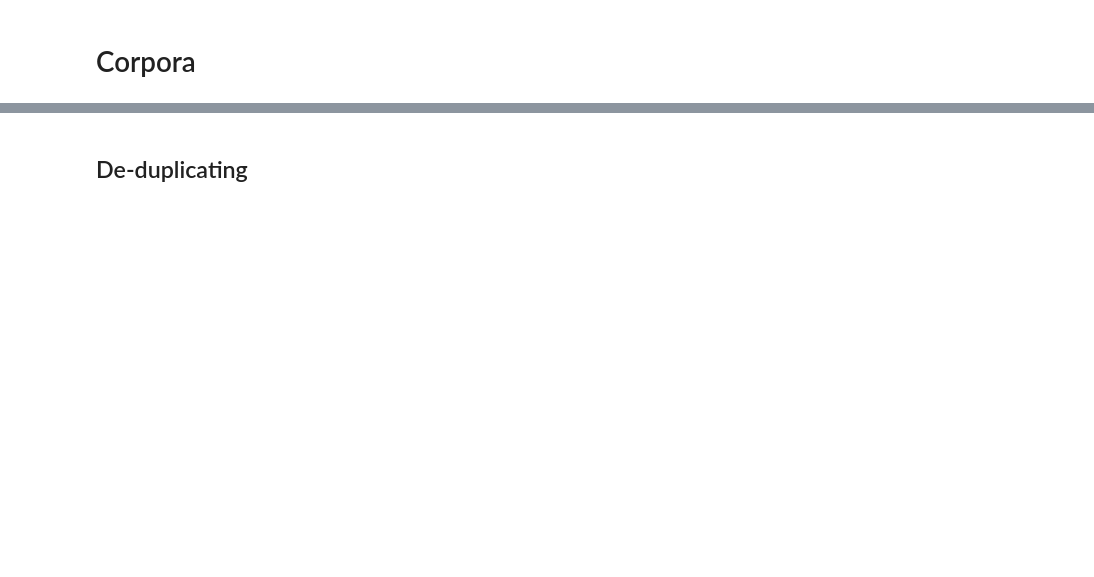
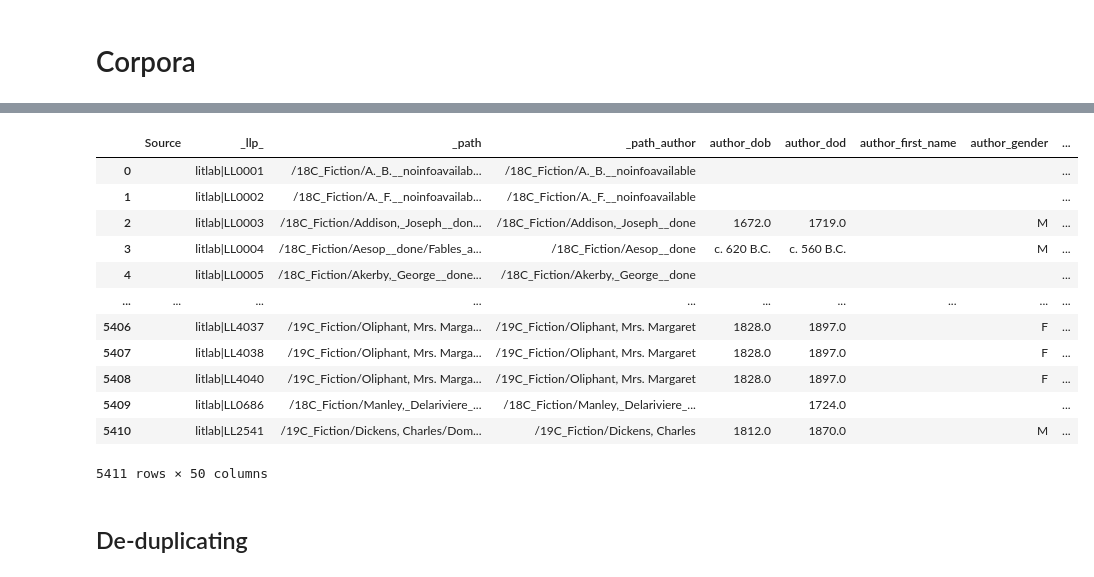
Before and after one commit to quadrismegistus/semanticcohort, a Jupyter notebook: Deduping and Matching Titles.ipynb, the cells around one changed output, grey strips where cells are left out. Drawn from its saved outputs; the diff is of its cells as text; code cells hidden in the pictures; blank space fills up the shorter version.

```diff
--- a/Deduping and Matching Titles.ipynb
+++ b/Deduping and Matching Titles.ipynb
@@ -39,5 +54,19 @@ ch=lltk.load('Chadwyck')
 # %%
 ll=lltk.load('LitLab')
-# ll.metadata[['year','author','title']]
+ll.metadata
+# %% [output]
+|  | Source | _llp_ | _path | _path_author | author_dob | author_dod | author_first_name | author_gender | ... |
+| 0 |  | litlab|LL0001 | /18C_Fiction/A._B.__noinfoavailab... | /18C_Fiction/A._B.__noinfoavailable |  |  |  |  | ... |
+| 1 |  | litlab|LL0002 | /18C_Fiction/A._F.__noinfoavailab... | /18C_Fiction/A._F.__noinfoavailable |  |  |  |  | ... |
+| 2 |  | litlab|LL0003 | /18C_Fiction/Addison,_Joseph__don... | /18C_Fiction/Addison,_Joseph__done | 1672.0 | 1719.0 |  | M | ... |
+| 3 |  | litlab|LL0004 | /18C_Fiction/Aesop__done/Fables_a... | /18C_Fiction/Aesop__done | c. 620 B.C. | c. 560 B.C. |  | M | ... |
+| 4 |  | litlab|LL0005 | /18C_Fiction/Akerby,_George__done... | /18C_Fiction/Akerby,_George__done |  |  |  |  | ... |
+| ... | ... | ... | ... | ... | ... | ... | ... | ... | ... |
+| 5406 |  | litlab|LL4037 | /19C_Fiction/Oliphant, Mrs. Marga... | /19C_Fiction/Oliphant, Mrs. Margaret | 1828.0 | 1897.0 |  | F | ... |
+| 5407 |  | litlab|LL4038 | /19C_Fiction/Oliphant, Mrs. Marga... | /19C_Fiction/Oliphant, Mrs. Margaret | 1828.0 | 1897.0 |  | F | ... |
+| 5408 |  | litlab|LL4040 | /19C_Fiction/Oliphant, Mrs. Marga... | /19C_Fiction/Oliphant, Mrs. Margaret | 1828.0 | 1897.0 |  | F | ... |
+| 5409 |  | litlab|LL0686 | /18C_Fiction/Manley,_Delariviere_... | /18C_Fiction/Manley,_Delariviere_... |  | 1724.0 |  |  | ... |
+| 5410 |  | litlab|LL2541 | /19C_Fiction/Dickens, Charles/Dom... | /19C_Fiction/Dickens, Charles | 1812.0 | 1870.0 |  | M | ... |
+5411 rows × 50 columns
 # %% [markdown]
 ## De-duplicating
```
Also changed, not shown: parts of 26 cells of this notebook.
